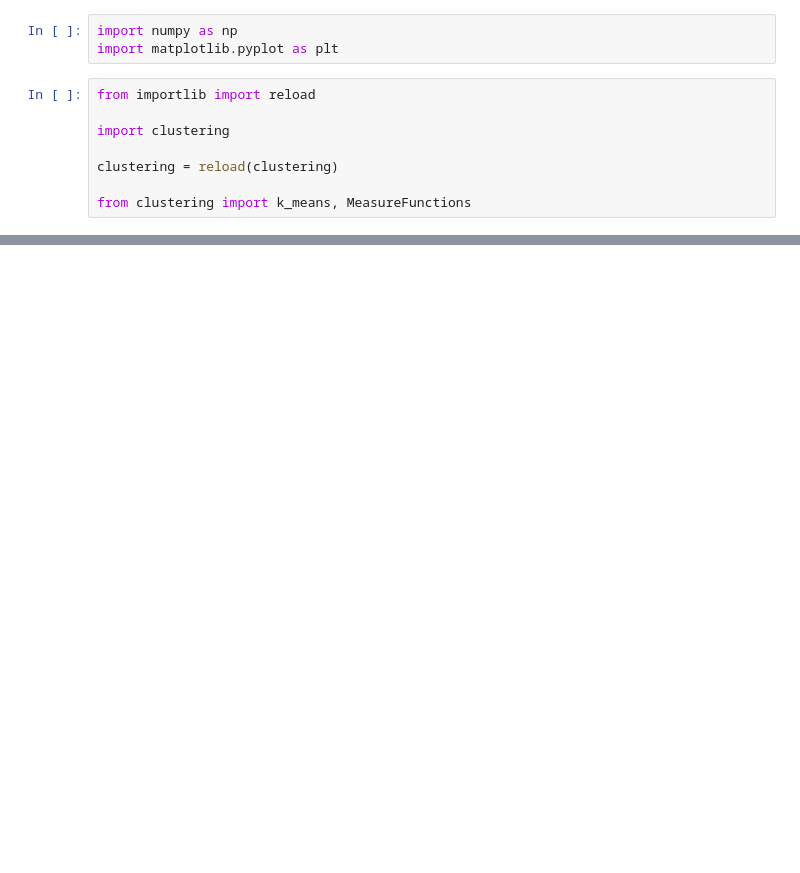
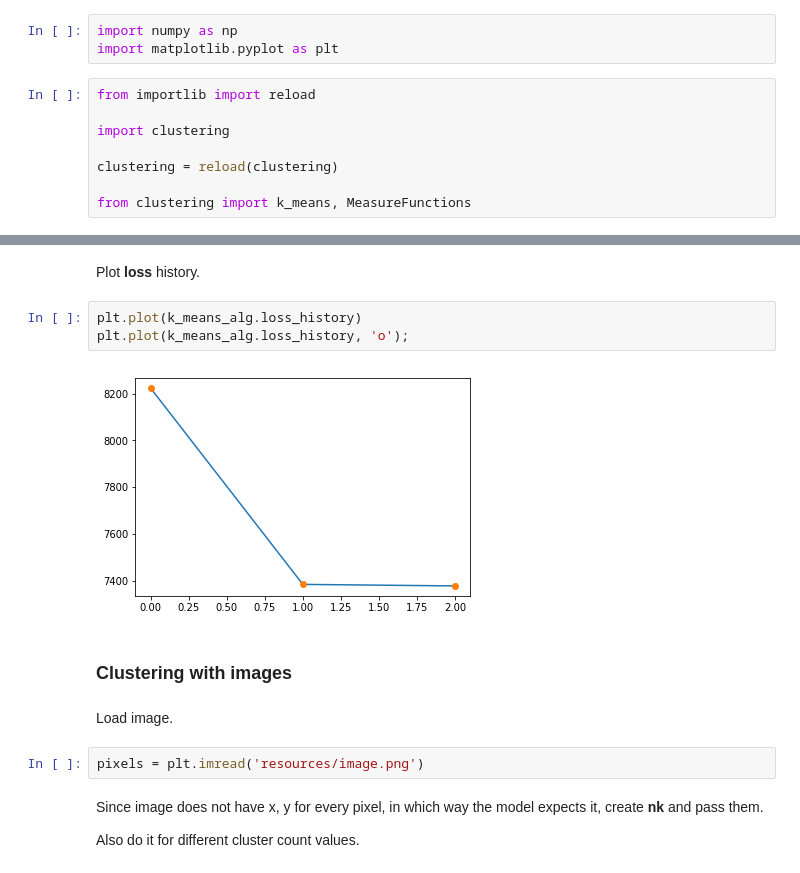
Before and after one commit to tigranfah/machine_learning, a Jupyter notebook: round2/homework/clustering_homework/clustering.ipynb, the cells around one changed output, grey strips where cells are left out. Cells and saved outputs as stored; diff of their text form; blank space fills up the shorter version.

```diff
--- a/round2/homework/clustering_homework/clustering.ipynb
+++ b/round2/homework/clustering_homework/clustering.ipynb
@@ -62,0 +58,17 @@ a.mean()
+# %% [markdown]
+Plot **loss** history.
+# %%
+plt.plot(k_means_alg.loss_history)
+plt.plot(k_means_alg.loss_history, 'o');
+# %% [output]
+[figure, added]
+# %% [markdown]
+### Clustering with images
+# %% [markdown]
+Load image.
+# %%
+pixels = plt.imread('resources/image.png')
+# %% [markdown]
+Since image does not have x, y for every pixel, in which way the model expects it, create **nk** and pass them.
+
+Also do it for different cluster count values.
```
Also changed, not shown: parts of 27 cells of this notebook, 2 other files.
